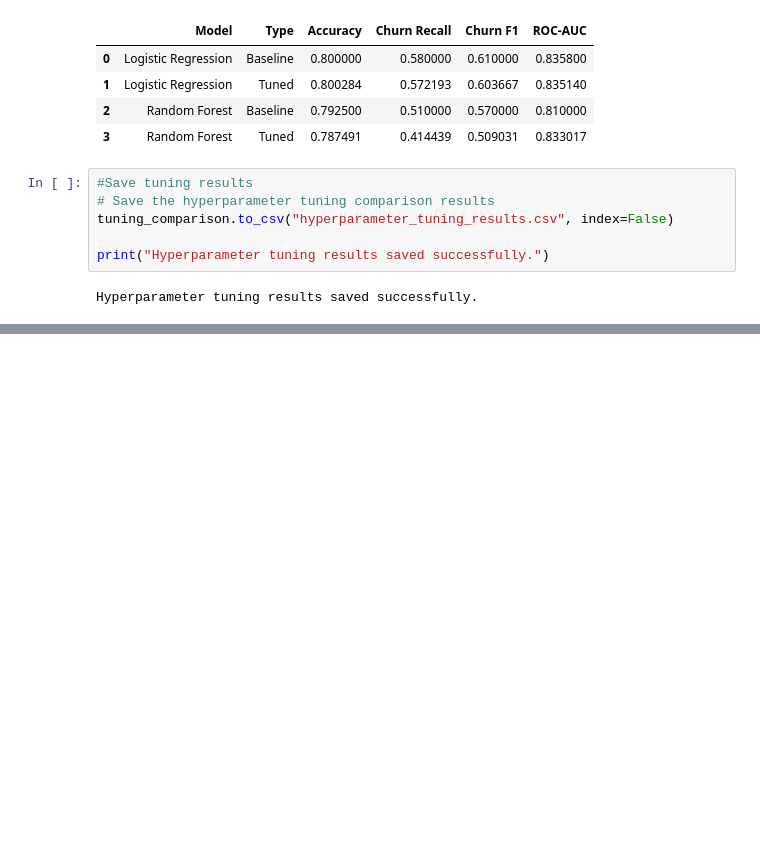
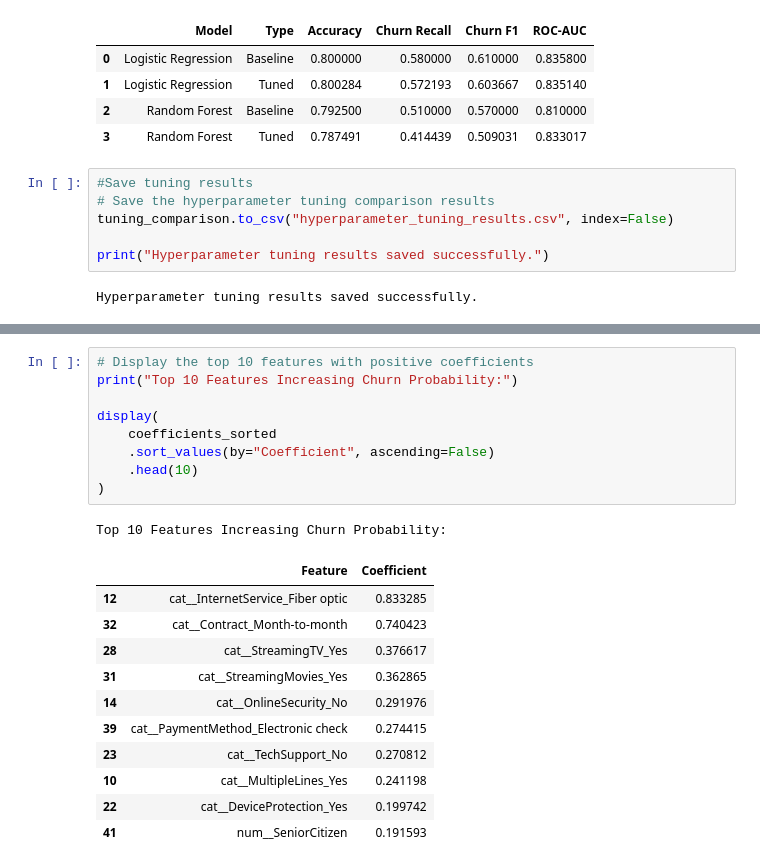
Before and after one commit to vedantparasharcs23-prog/-Machine-Learning-Algorithms, a Jupyter notebook: Projects/Customer-Churn-Prediction/Customer_Churn_Prediction.ipynb, the cells around one changed output, grey strips where cells are left out. Drawn from its saved outputs; the diff is of its cells as text; blank space fills up the shorter version.

```diff
--- a/Projects/Customer-Churn-Prediction/Customer_Churn_Prediction.ipynb
+++ b/Projects/Customer-Churn-Prediction/Customer_Churn_Prediction.ipynb
@@ -2725,0 +2962,22 @@ Overall, hyperparameter tuning did not provide a significant improvement in over
+# %%
+# Display the top 10 features with positive coefficients
+print("Top 10 Features Increasing Churn Probability:")
+
+display(
+    coefficients_sorted
+    .sort_values(by="Coefficient", ascending=False)
+    .head(10)
+)
+# %% [output]
+Top 10 Features Increasing Churn Probability:
+|  | Feature | Coefficient |
+| 12 | cat__InternetService_Fiber optic | 0.833285 |
+| 32 | cat__Contract_Month-to-month | 0.740423 |
+| 28 | cat__StreamingTV_Yes | 0.376617 |
+| 31 | cat__StreamingMovies_Yes | 0.362865 |
+| 14 | cat__OnlineSecurity_No | 0.291976 |
+| 39 | cat__PaymentMethod_Electronic check | 0.274415 |
+| 23 | cat__TechSupport_No | 0.270812 |
+| 10 | cat__MultipleLines_Yes | 0.241198 |
+| 22 | cat__DeviceProtection_Yes | 0.199742 |
+| 41 | num__SeniorCitizen | 0.191593 |
```
Also changed, not shown: parts of 22 cells of this notebook.
